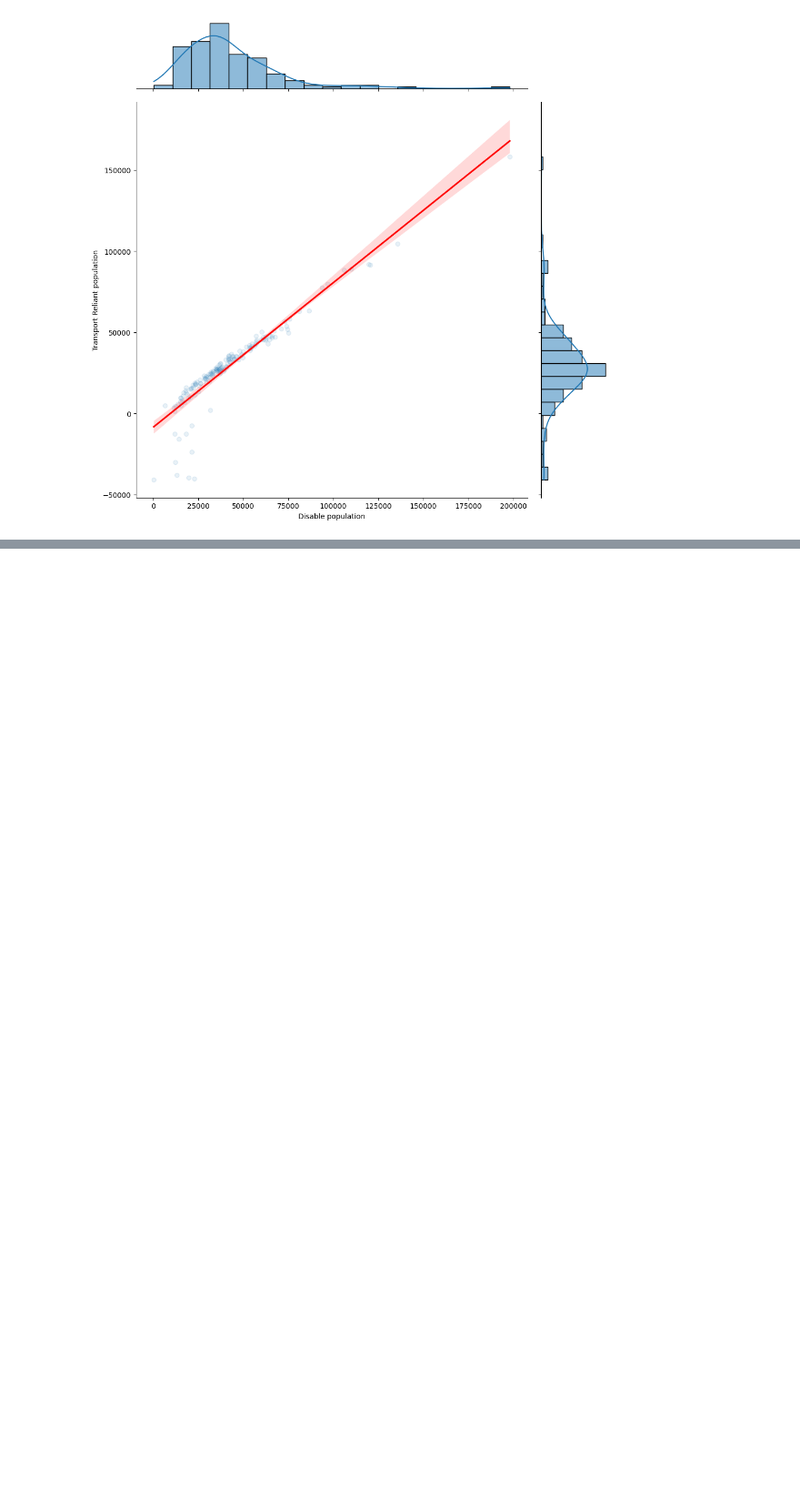
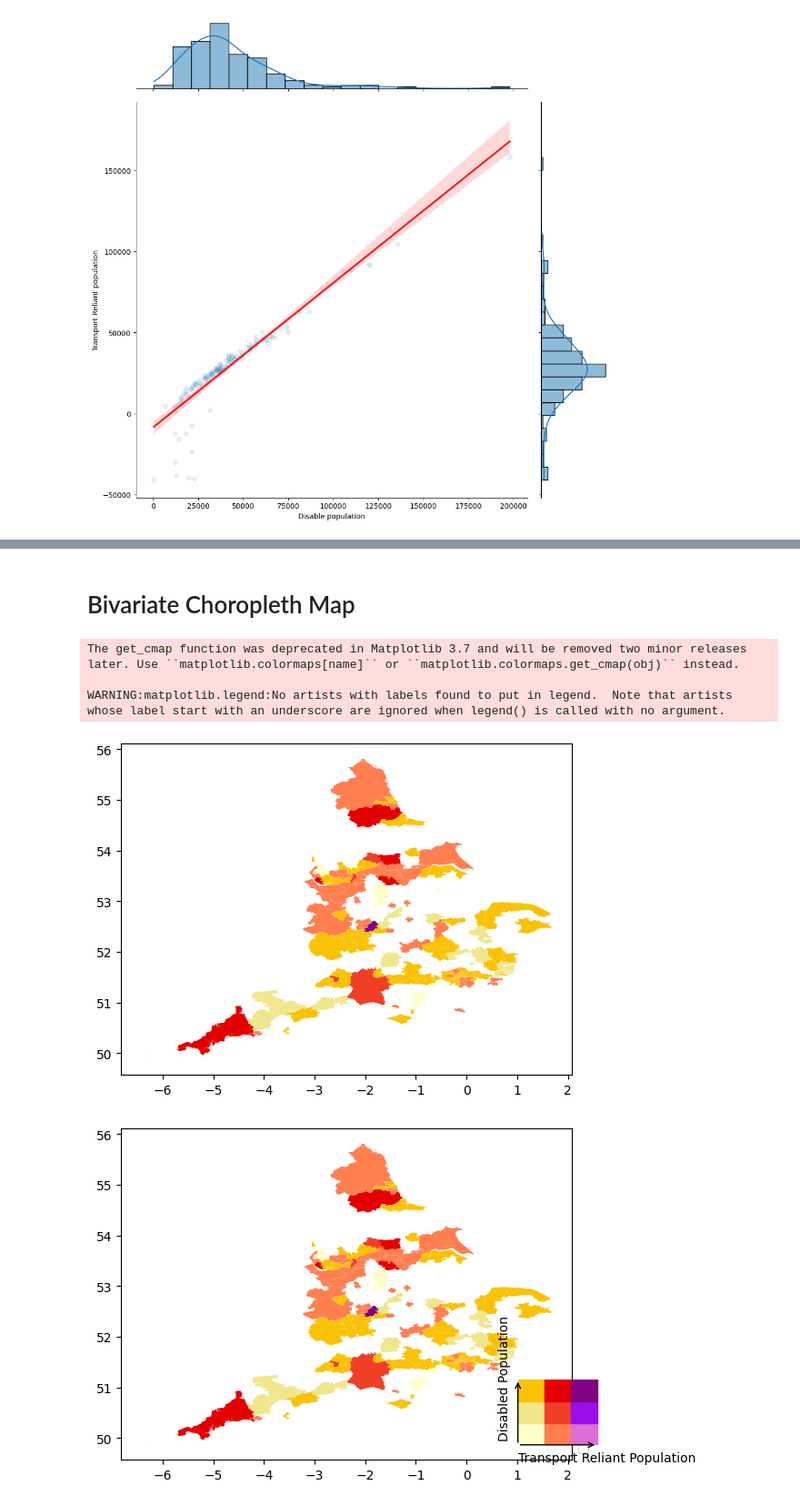
Before and after one commit to bofeng2268/qm2, a Jupyter notebook: analysis_plot_1.ipynb, the cells around one changed output, grey strips where cells are left out. Shown at 91% size. Saved outputs shown, nothing was run; the diff lists cells and outputs as text; code cells hidden in the pictures; blank space fills up the shorter version.

```diff
--- a/analysis_plot_1.ipynb
+++ b/analysis_plot_1.ipynb
@@ -669,0 +727,12 @@ print(bp_lm_test_table)
+# %%
+geo_df['LAD13NM'] = geo_df['LAD13NM'].astype(str).str.strip()
+merged_data['Local Authority'] = merged_data['Local Authority'].astype(str).str.strip()
+
+# Then merge the dataframes on the common key
+# 'how' can be 'left', 'right', 'outer', or 'inner' depending on how you want to handle mismatches
+merged_geo_data = pd.merge(merged_data, geo_df, left_on='Local Authority', right_on='LAD13NM', how='left')
+
+# Drop the specified columns
+merged_geo_data = merged_geo_data.drop(columns=['id', 'LAD13CD', 'LAD13CDO', 'LAD13NM', 'LAD13NMW'])
+# %% [markdown]
+# Bivariate Choropleth Map
@@ -670,3 +742,63 @@ print(bp_lm_test_table)
+# %%
+#convert into geodataframe
+if not isinstance(merged_geo_data, gpd.GeoDataFrame):
+    merged_geo_data = gpd.GeoDataFrame(merged_geo_data, geometry='geometry')
+# %%
+
+
+import matplotlib.pyplot as plt
+
+fig, ax = plt.subplots(1, 1)
+merged_geo_data.plot(ax=ax, color=colors)
+
+color_sets = {
+    'pink-blue':   ['#e8e8e8', '#ace4e4', '#5ac8c8', '#dfb0d6', '#a5add3', '#5698b9', '#be64ac', '#8c62aa', '#3b4994'],
+    'teal-red':    ['#e8e8e8', '#e4acac', '#c85a5a', '#b0d5df', '#ad9ea5', '#985356', '#64acbe', '#627f8c', '#574249'],
+    'blue-organe': ['#fef1e4', '#fab186', '#f3742d',  '#97d0e7', '#b0988c', '#ab5f37', '#18aee5', '#407b8f', '#5c473d'],
+    'yellow-red-purple': ['#FFFFCB', '#F0E68C', '#FAC205', '#FF7F50', '#EF4026', '#E50000', '#DA70D6', '#9A0EEA', '#800080']
+}
+# Create figure and axis
+fig, ax = plt.subplots(1, 1)
+
+# Define your color set
+cmap = plt.cm.get_cmap('RdBu')
+
+# set color
+color_set = color_sets['yellow-red-purple']
+
+
+# Normalize the data
+transport_norm = ((merged_geo_data['Transport_reliant_population'] - merged_geo_data['Transport_reliant_population'].min()) / (merged_geo_data['Transport_reliant_population'].max() - merged_geo_data['Transport_reliant_population'].min()) * 8).astype(int)
+disabled_norm = ((merged_geo_data['Disable_population'] - merged_geo_data['Disable_population'].min()) / (merged_geo_data['Disable_population'].max() - merged_geo_data['Disable_population'].min()) * 8).astype(int)
+
+# Calculate colors for each area
+colors = [color_set[max(transport_norm.iloc[i], disabled_norm.iloc[i])] for i in range(len(merged_geo_data))]
+
+# Plot the geometry
+merged_geo_data['geometry'].plot(ax=ax, color=colors)
+
+# Add legend
+ax2 = fig.add_axes([0.8, 0.15, 0.15, 0.15])
+for i in range(3):
+    for j in range(3):
+        ax2.axvspan(xmin=i/3, xmax=(i+1)/3, ymin=j/3, ymax=(j+1)/3, alpha=1, color=color_set[i*3+j])
+
+ax2.tick_params(axis='both', which='both', length=0)
+ax2.axis('off')
+ax2.annotate("", xy=(0, 1), xytext=(0, 0), arrowprops=dict(arrowstyle="->", lw=1))
+ax2.annotate("", xy=(1, 0), xytext=(0, 0), arrowprops=dict(arrowstyle="->", lw=1))
+ax2.text(s='Transport Reliant Population', x=0, y=-0.25)
+ax2.text(s='Disabled Population', x=-0.25, y=0.1, rotation=90)
+legend = ax.legend(loc='lower left', bbox_to_anchor=(1, 0))
+
+# Show the plot
+plt.show()
+# %% [output]
+The get_cmap function was deprecated in Matplotlib 3.7 and will be removed two minor releases later. Use ``matplotlib.colormaps[name]`` or ``matplotlib.colormaps.get_cmap(obj)`` instead.
+
+WARNING:matplotlib.legend:No artists with labels found to put in legend.  Note that artists whose label start with an underscore are ignored when legend() is called with no argument.
+[figure, added]
+[figure, added]
 # %% [markdown]
 # NEXT STEPS (to do by Saturday 13th night - so we have time to do analysis)
 - Bivariate choropleth Map: Transport Reliant VS Disable_population
```
Also changed, not shown: parts of 7 cells of this notebook.
